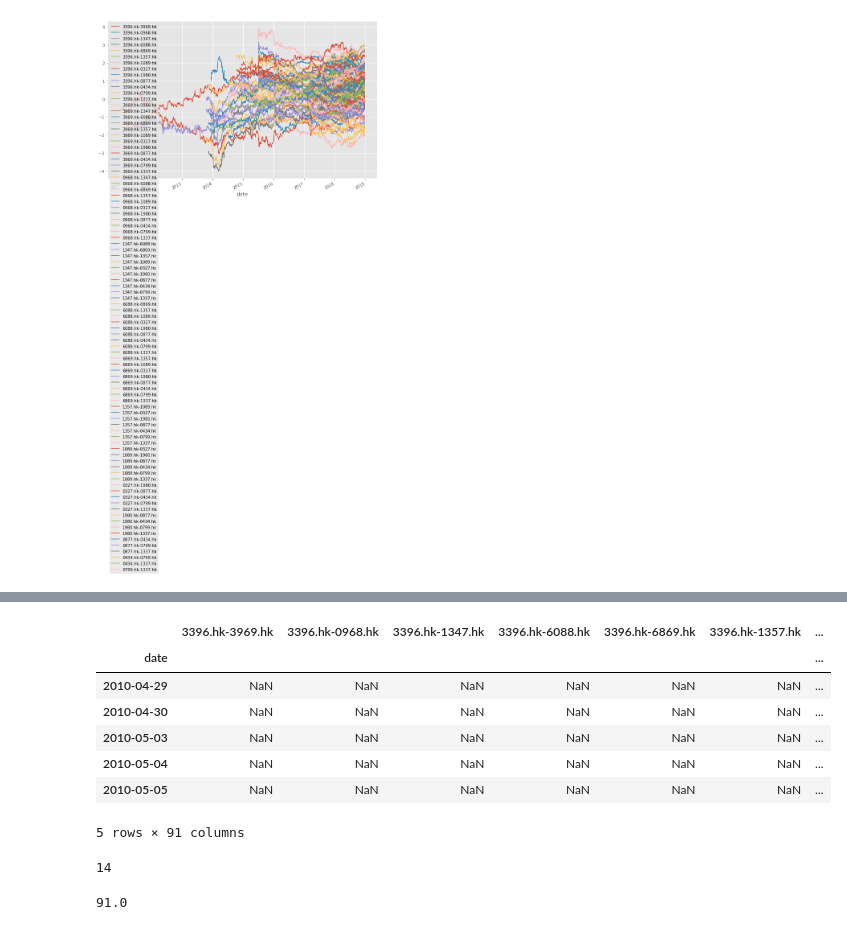
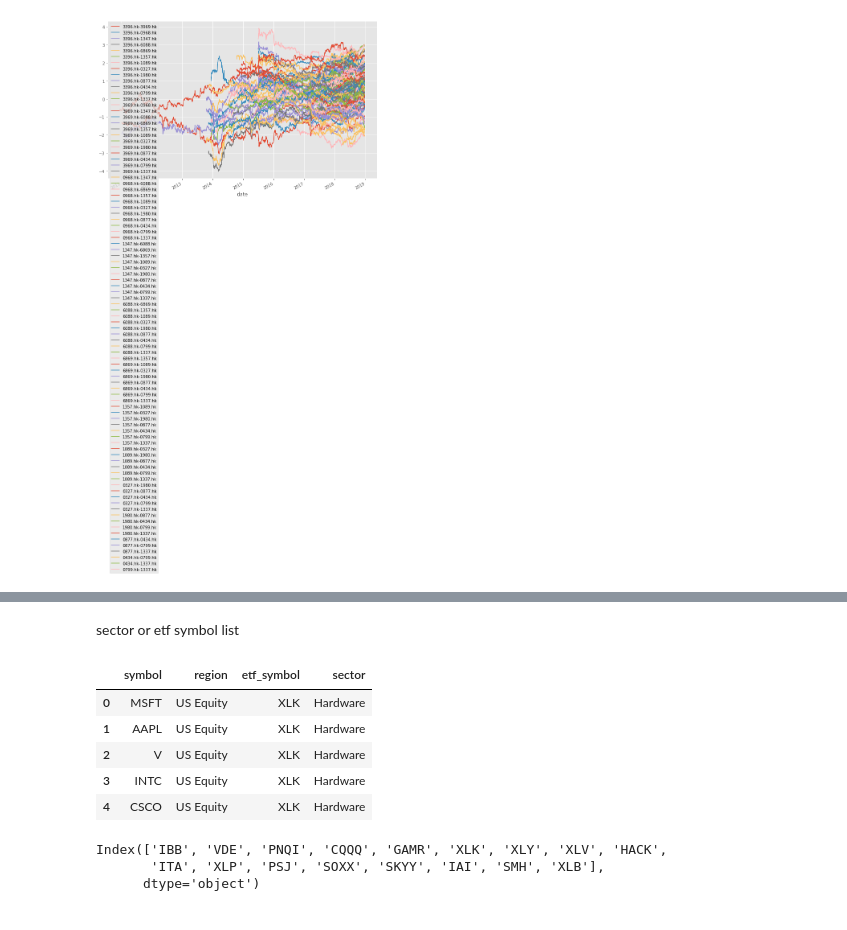
Before and after one commit to dxcv/strategy_research, a Jupyter notebook: task_temp/pair trading beta01.ipynb, the cells around one changed output, grey strips where cells are left out. Drawn from its saved outputs; the diff is of its cells as text; code cells hidden in the pictures.

```diff
--- a/task_temp/pair trading beta01.ipynb
+++ b/task_temp/pair trading beta01.ipynb
@@ -101,19 +278,17 @@ temp_result['ratio'].name
+# %% [markdown]
+sector or etf symbol list
 # %%
-df_ratio.head()
+code_list_by_sector.head()
 # %% [output]
-|  | 3396.hk-3969.hk | 3396.hk-0968.hk | 3396.hk-1347.hk | 3396.hk-6088.hk | 3396.hk-6869.hk | 3396.hk-1357.hk | ... |
-| date |  |  |  |  |  |  | ... |
-| 2010-04-29 | NaN | NaN | NaN | NaN | NaN | NaN | ... |
-| 2010-04-30 | NaN | NaN | NaN | NaN | NaN | NaN | ... |
-| 2010-05-03 | NaN | NaN | NaN | NaN | NaN | NaN | ... |
-| 2010-05-04 | NaN | NaN | NaN | NaN | NaN | NaN | ... |
-| 2010-05-05 | NaN | NaN | NaN | NaN | NaN | NaN | ... |
+|  | symbol | region | etf_symbol | sector |
+| 0 | MSFT | US Equity | XLK | Hardware |
+| 1 | AAPL | US Equity | XLK | Hardware |
+| 2 | V | US Equity | XLK | Hardware |
+| 3 | INTC | US Equity | XLK | Hardware |
+| 4 | CSCO | US Equity | XLK | Hardware |
-5 rows × 91 columns
-# %%
-lens
-# %% [output]
-14
-# %%
-lens * (lens+1) / 2 - 14
-# %% [output]
-91.0
+# %%
+code_list_by_sector.etf_symbol.value_counts().index
+# %% [output]
+Index(['IBB', 'VDE', 'PNQI', 'CQQQ', 'GAMR', 'XLK', 'XLY', 'XLV', 'HACK',
+       'ITA', 'XLP', 'PSJ', 'SOXX', 'SKYY', 'IAI', 'SMH', 'XLB'],
+      dtype='object')
```
Also changed, not shown: parts of 19 cells of this notebook, 1 other file.
